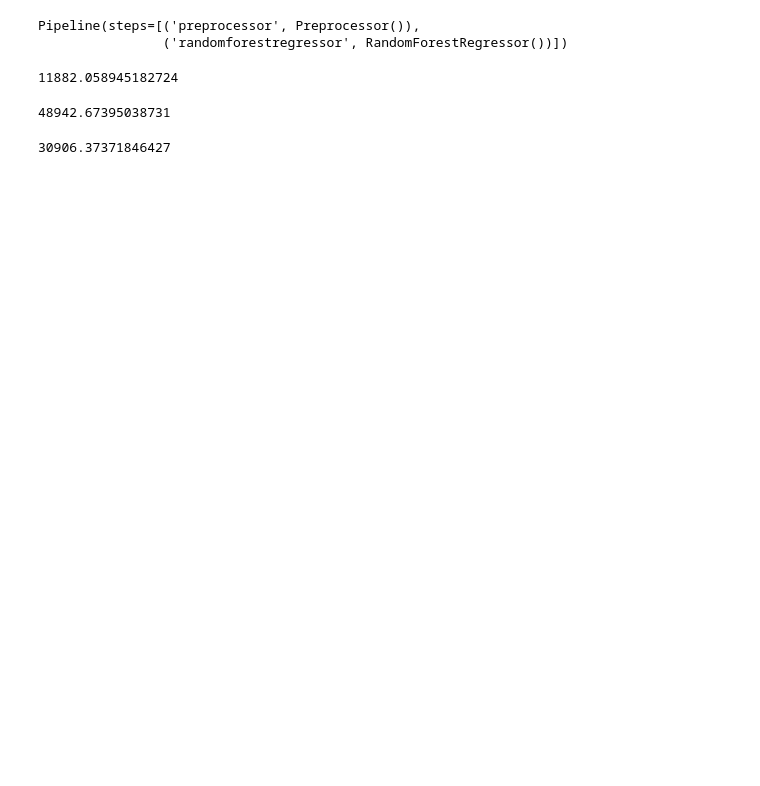
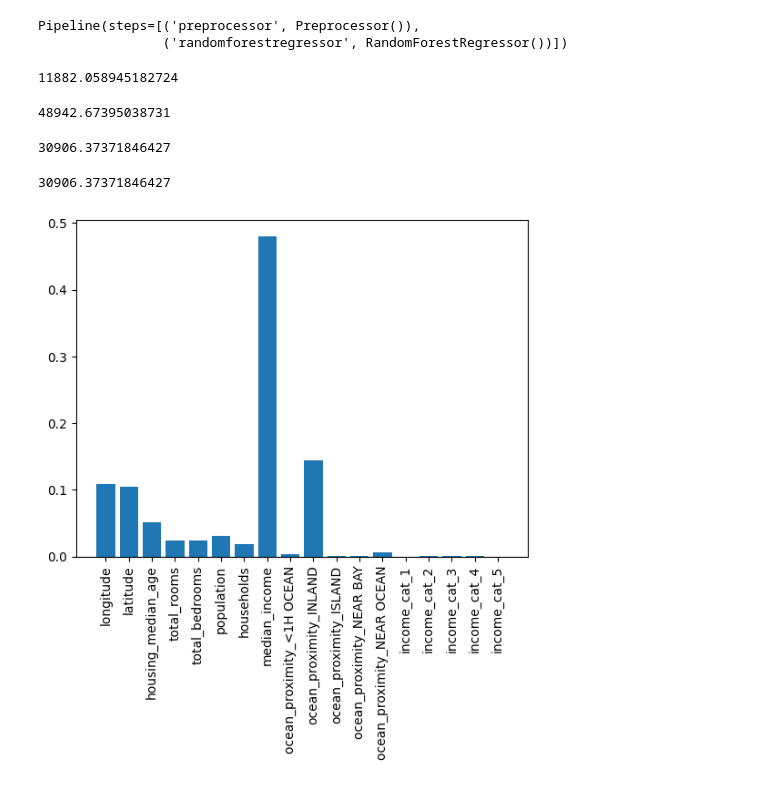
Before and after one commit to mkzia/iad_seminar_2024, a Jupyter notebook: part1.ipynb, the cells around one changed output. Drawn from its saved outputs; the diff is of its cells as text; code cells hidden in the pictures; blank space fills up the shorter version.

```diff
--- a/part1.ipynb
+++ b/part1.ipynb
@@ -207,0 +212,21 @@ root_mean_squared_error(y, y_hat)
+# %%
+with open('streamlit_app/rfr_v1.pkl', 'rb') as f:
+    r_model = joblib.load(f)
+
+df = pd.read_csv('housing.csv')
+df["income_cat"] = pd.cut(df["median_income"],
+                               bins=[0., 1.5, 3.0, 4.5, 6., np.inf],
+                               labels=[1, 2, 3, 4, 5])
+X = df.drop(['median_house_value'], axis=1)
+y = df['median_house_value']
+y_hat = reloaded_model.predict(X)
+root_mean_squared_error(y, y_hat)
+# %% [output]
+30906.37371846427
+# %%
+regressor = rfr.steps[1][1]
+# %%
+_ = plt.bar(regressor.feature_names_in_, regressor.feature_importances_)
+_ = plt.xticks(rotation=90)
+# %% [output]
+[figure, added]
```
Also changed, not shown: parts of 1 cell of this notebook, 5 other files.
